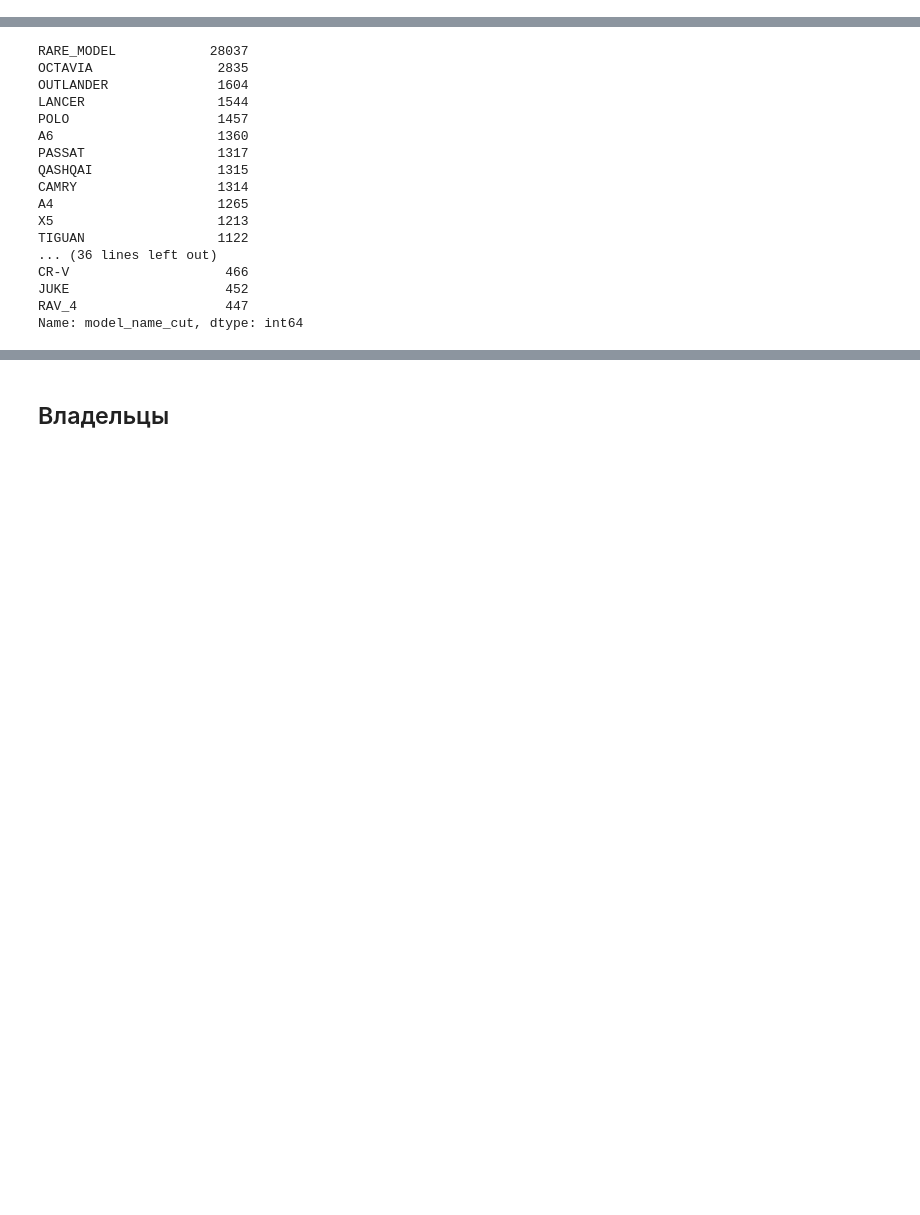
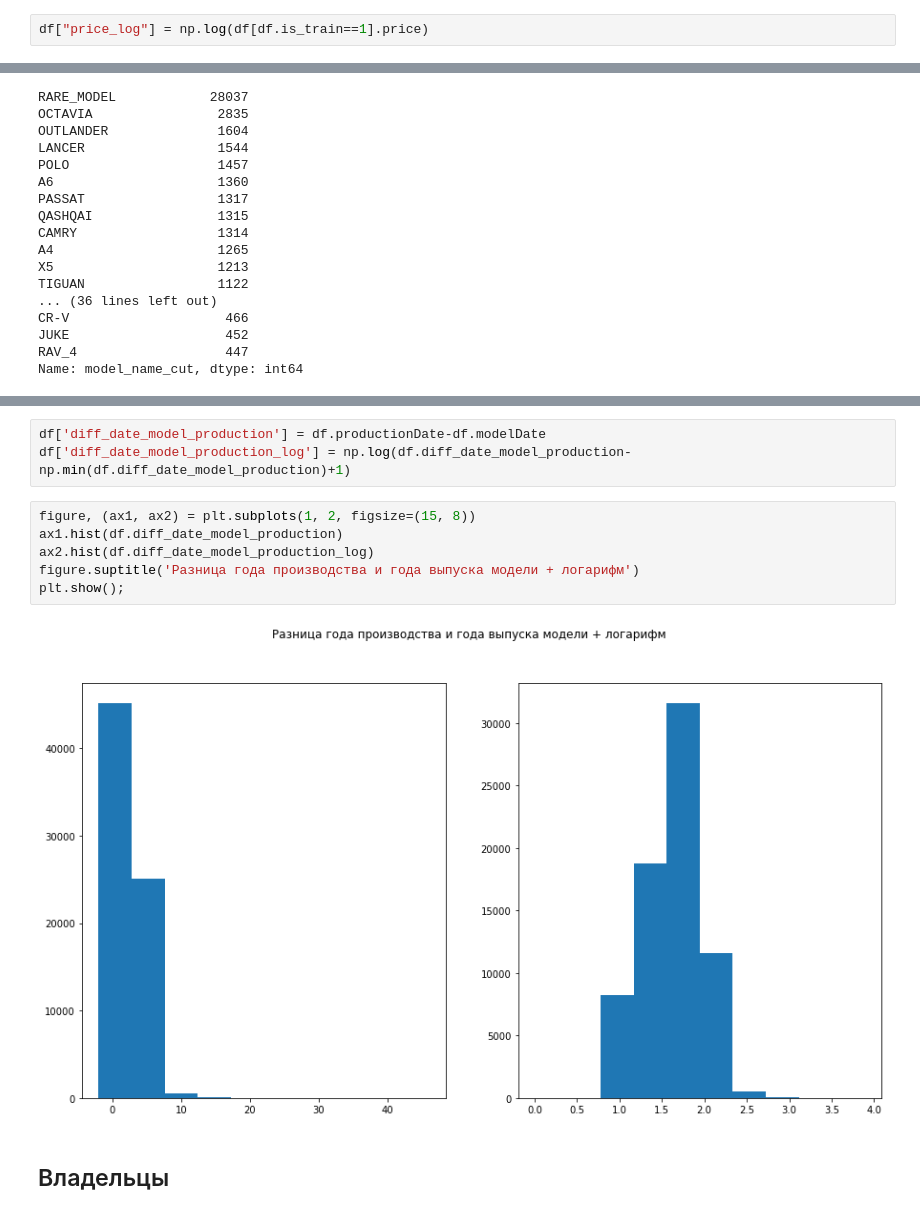
Before and after one commit to rzabolotin/skillfactory_DS, a Jupyter notebook: module_6_car_price_prediction/4.feature_enginering.ipynb, the cells around one changed output, grey strips where cells are left out. Saved outputs shown, nothing was run; the diff lists cells and outputs as text; blank space fills up the shorter version.

```diff
--- a/module_6_car_price_prediction/4.feature_enginering.ipynb
+++ b/module_6_car_price_prediction/4.feature_enginering.ipynb
@@ -233,6 +222,8 @@ figure.suptitle('Распределение цен (исходное и в ло
 plt.show()
 # %% [output]
 [figure]
+# %%
+df["price_log"] = np.log(df[df.is_train==1].price)
 # %% [markdown]
 ## bodyType
 # %% [markdown]
@@ -603,3 +738,14 @@ Name: model_name_cut, dtype: int64
+# %%
+df['diff_date_model_production'] = df.productionDate-df.modelDate
+df['diff_date_model_production_log'] = np.log(df.diff_date_model_production-np.min(df.diff_date_model_production)+1)
+# %%
+figure, (ax1, ax2) = plt.subplots(1, 2, figsize=(15, 8))
+ax1.hist(df.diff_date_model_production)
+ax2.hist(df.diff_date_model_production_log)
+figure.suptitle('Разница года производства и года выпуска модели + логарифм')
+plt.show();
+# %% [output]
+[figure, added]
 # %% [markdown]
 ## Владельцы
 # %% [markdown]
```
Also changed, not shown: parts of 257 cells of this notebook, 2 other files.
